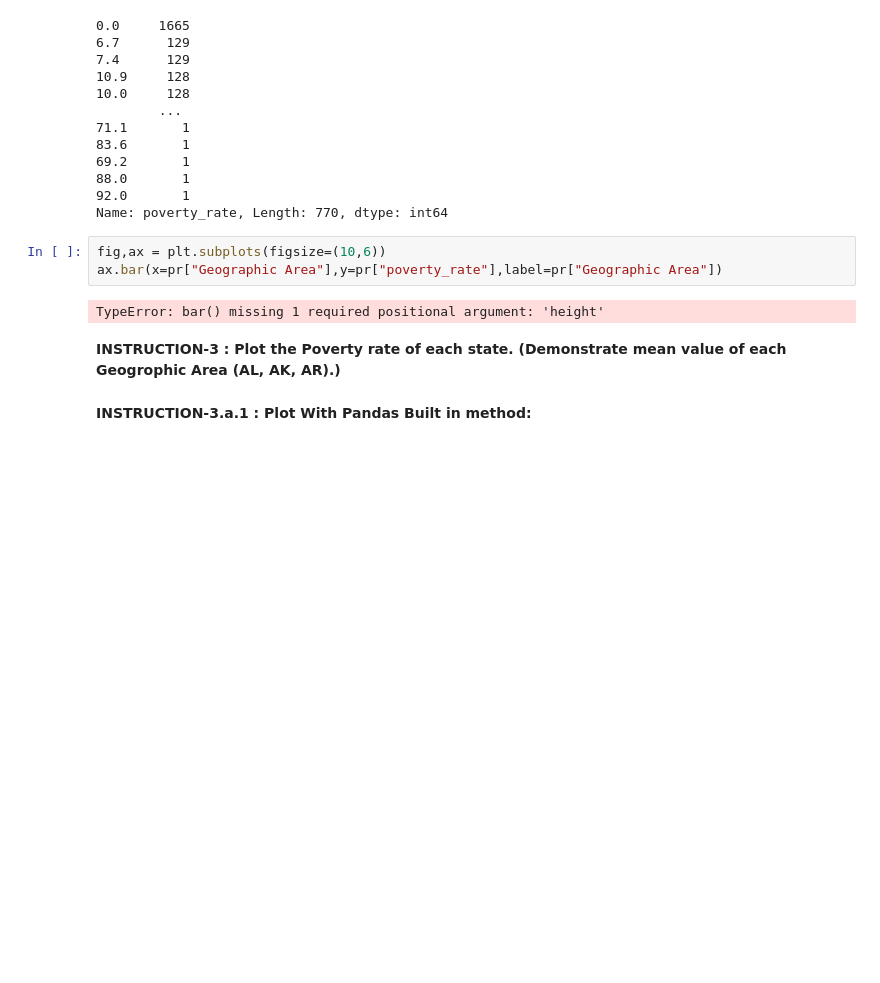
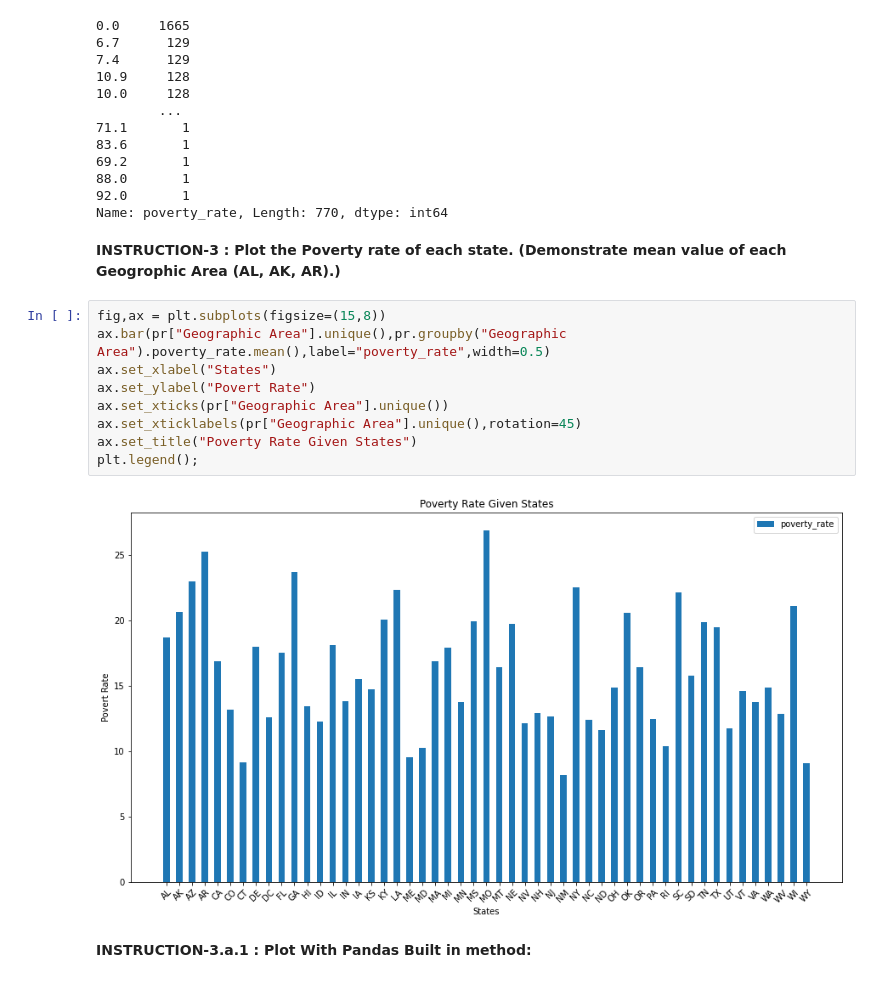
Before and after one commit to Ertugrul-Kurubal/Data-Visualization-With-Python-Projects, a Jupyter notebook: USA Fatal Police Shoot Analyse.ipynb, the cells around one changed output. Saved outputs shown, nothing was run; the diff lists cells and outputs as text; blank space fills up the shorter version.

Commit message:
Seaborn Plot

```diff
--- a/USA Fatal Police Shoot Analyse.ipynb
+++ b/USA Fatal Police Shoot Analyse.ipynb
@@ -158,12 +158,18 @@ pr.poverty_rate.value_counts()
 88.0       1
 92.0       1
 Name: poverty_rate, Length: 770, dtype: int64
-# %%
-fig,ax = plt.subplots(figsize=(10,6))
-ax.bar(x=pr["Geographic Area"],y=pr["poverty_rate"],label=pr["Geographic Area"])
-# %% [output]
-TypeError: bar() missing 1 required positional argument: 'height'
 # %% [markdown]
 **INSTRUCTION-3 : Plot the Poverty rate of each state. (Demonstrate mean value of each Geogrophic Area (AL, AK, AR).)**
+# %%
+fig,ax = plt.subplots(figsize=(15,8))
+ax.bar(pr["Geographic Area"].unique(),pr.groupby("Geographic Area").poverty_rate.mean(),label="poverty_rate",width=0.5)
+ax.set_xlabel("States")
+ax.set_ylabel("Povert Rate")
+ax.set_xticks(pr["Geographic Area"].unique())
+ax.set_xticklabels(pr["Geographic Area"].unique(),rotation=45)
+ax.set_title("Poverty Rate Given States")
+plt.legend();
+# %% [output]
+[figure, added]
 # %% [markdown]
 **INSTRUCTION-3.a.1 : Plot With Pandas Built in method:**
```
Also changed, not shown: parts of 6 cells of this notebook.
